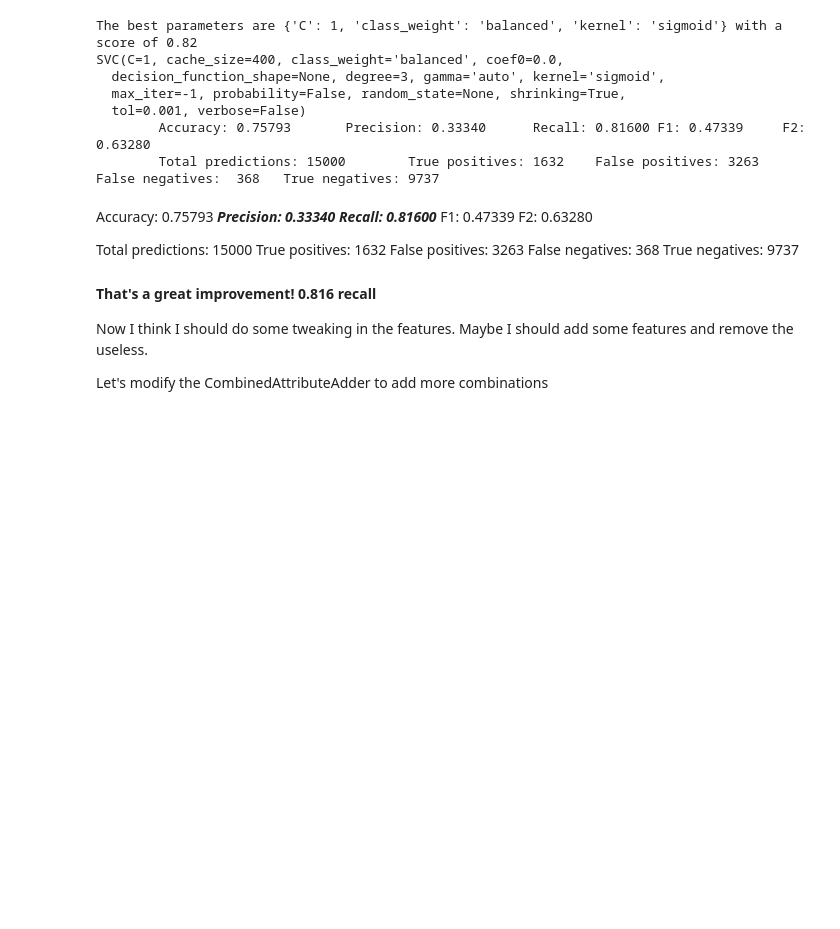
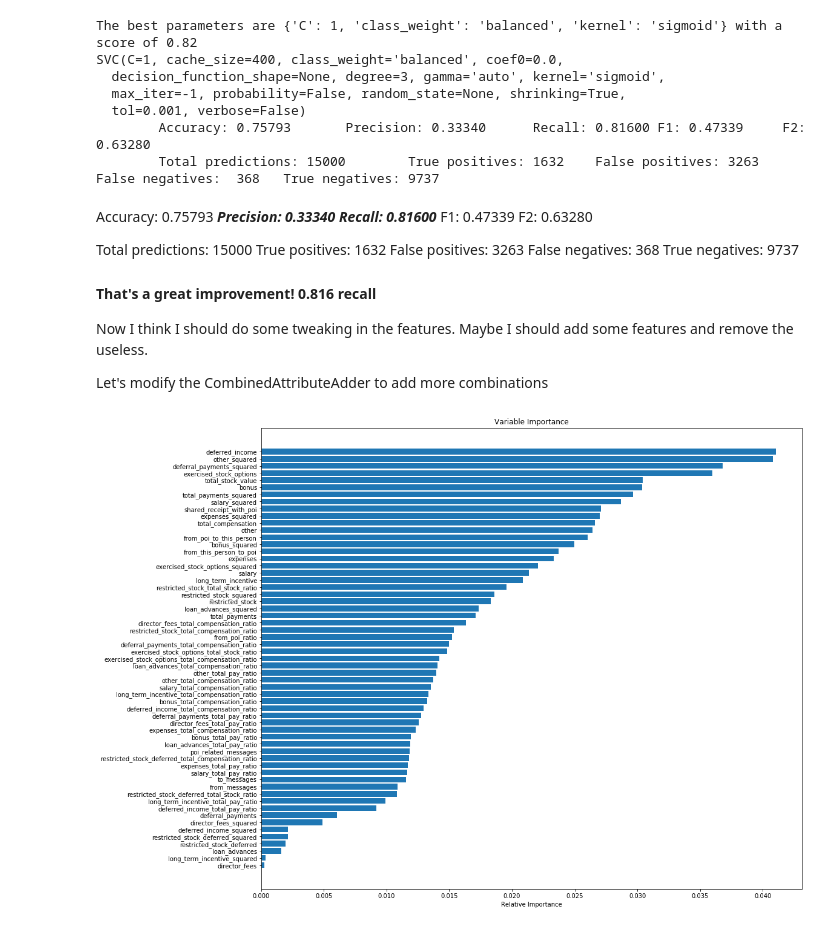
Before and after one commit to igabba/ud120-projects, a Jupyter notebook: final_project/working_with_data.ipynb, the cells around one changed output. Cells and saved outputs as stored; diff of their text form; code cells hidden in the pictures; blank space fills up the shorter version.

```diff
--- a/final_project/working_with_data.ipynb
+++ b/final_project/working_with_data.ipynb
@@ -677,3 +732,24 @@ features_list.remove("long_term_incentive")
 
 data = featureFormat(my_dataset, features_list, sort_keys=True)
 labels, features = targetFeatureSplit(data)
+# %%
+from sklearn.ensemble import ExtraTreesClassifier
+from pandas import np
+
+features2 = np.array(pois_prepared_full.drop('poi', axis=1).columns)
+
+clf = ExtraTreesClassifier(n_estimators=3000)
+clf.fit(pois_prepared_full[features2], pois_prepared_full['poi'])
+
+importances = clf.feature_importances_
+sorted_idx = np.argsort(importances)
+
+padding = np.arange(len(features2)) + 0.5
+plt.figure(figsize=(16,14))
+plt.barh(padding, importances[sorted_idx], align='center')
+plt.yticks(padding, features2[sorted_idx])
+plt.xlabel('Relative Importance')
+plt.title('Variable Importance')
+plt.show()
+# %% [output]
+[figure, added]
```
Also changed, not shown: parts of 6 cells of this notebook.
